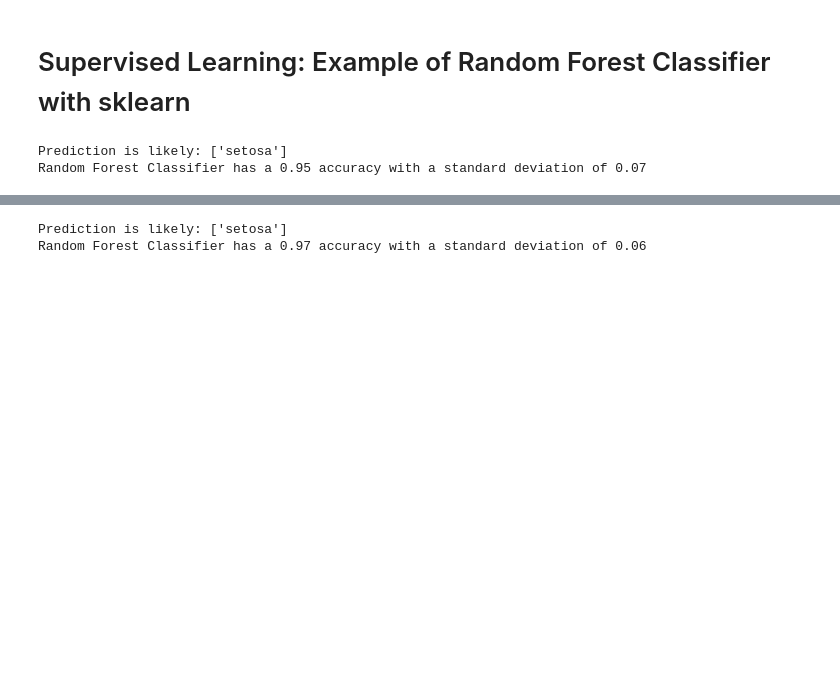
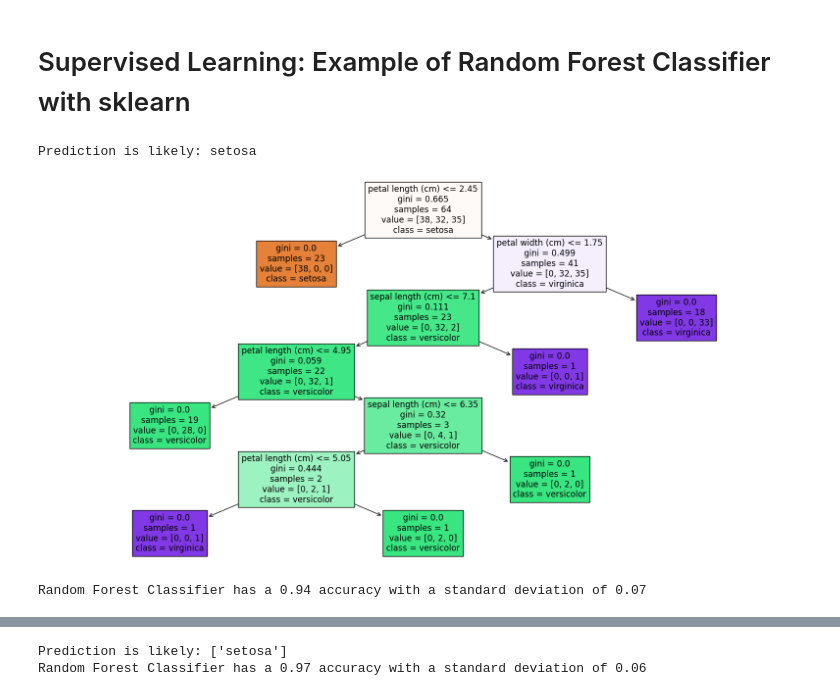
Before and after one commit to daxfeliz/cunybridgebootcamp, a Jupyter notebook: current_and_past_sites/2024_notebooks/Open_Hack_Sessions/ML_Open_Hack_Session.ipynb, the cells around one changed output, grey strips where cells are left out. Cells and saved outputs as stored; diff of their text form; code cells hidden in the pictures; blank space fills up the shorter version.

```diff
--- a/current_and_past_sites/2024_notebooks/Open_Hack_Sessions/ML_Open_Hack_Session.ipynb
+++ b/current_and_past_sites/2024_notebooks/Open_Hack_Sessions/ML_Open_Hack_Session.ipynb
@@ -184,37 +244,47 @@ Decision Tree Classifier has a 0.96 accuracy with a standard deviation of 0.05
 # %% [markdown]
 # Supervised Learning: Example of Random Forest Classifier with sklearn
 # %%
+from sklearn.datasets import load_iris
 from sklearn.ensemble import RandomForestClassifier
+from sklearn.model_selection import train_test_split, cross_val_score
+import matplotlib.pyplot as plt
+from sklearn import tree
+import numpy as np
 
-# Prepare training data for building the model
-X_train = iris.drop(['target','species'], axis=1) #just the numerical data of lengths/widths
-y_train = iris['target']
+# Load the iris dataset
+iris_data = load_iris()
+X, y = iris_data.data, iris_data.target
 
-# Instantiate the model
+# Train/test split
+X_train, X_test, y_train, y_test = train_test_split(X, y, test_size=0.3, random_state=42)
+
+# Instantiate the Random Forest model
 cls = RandomForestClassifier()
 
-# Train/Fit the model
-clf=cls.fit(X_train, y_train)
+# Train the model
+clf = cls.fit(X_train, y_train)
 
+# Make a prediction
+sepal_length_pred, sepal_width_pred, petal_length_pred, petal_width_pred = 5.1, 3.2, 1.5, 0.5
+X_pred = [[sepal_length_pred, sepal_width_pred, petal_length_pred, petal_width_pred]]
+y_pred = cls.predict(X_pred)
+targets = iris_data.target_names
 
-# Make prediction using the model given some input parameters
-sepal_length_pred, sepal_width_pred, petal_length_pred, petal_width_pred = 5.1, 3.2, 1.5, 0.5
-X_pred = [sepal_length_pred, sepal_width_pred, petal_length_pred, petal_width_pred]
-y_pred = cls.predict([X_pred])
+print(f"Prediction is likely: {targets[y_pred][0]}")
 
-# The Decision Tree will try to use the information available to predict what the likely species is
+# Visualize one of the trees from the forest
+plt.figure(figsize=(20,10))
+estimator = clf.estimators_[0]
+tree.plot_tree(estimator, filled=True, feature_names=iris_data.feature_names, class_names=list(targets))
+plt.show()
 
-print("Prediction is likely: {}".format(targets[y_pred]))
-
-# How good is this prediction?
-
-from sklearn.model_selection import cross_val_score
-
-scores = cross_val_score(clf,X_train, y_train,cv=10,verbose=0)
-print('Random Forest Classifier has a'+" %0.2f accuracy with a standard deviation of %0.2f" % (scores.mean(), scores.std()))
+# Evaluate the model using cross-validation
+scores = cross_val_score(clf, X_train, y_train, cv=10)
+print(f"Random Forest Classifier has a {scores.mean():.2f} accuracy with a standard deviation of {scores.std():.2f}")
 # %% [output]
-Prediction is likely: ['setosa']
-Random Forest Classifier has a 0.95 accuracy with a standard deviation of 0.07
+Prediction is likely: setosa
+[figure, added]
+Random Forest Classifier has a 0.94 accuracy with a standard deviation of 0.07
 # %% [markdown]
 # Supervised Learning: Example of K Nearest Neighbors classifier with sklearn
 
```
Also changed, not shown: parts of 8 cells of this notebook.
